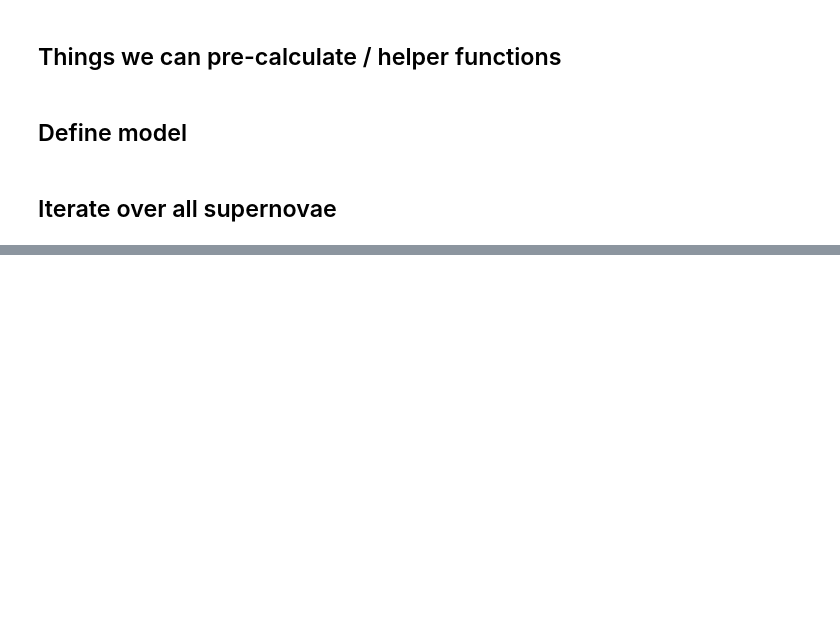
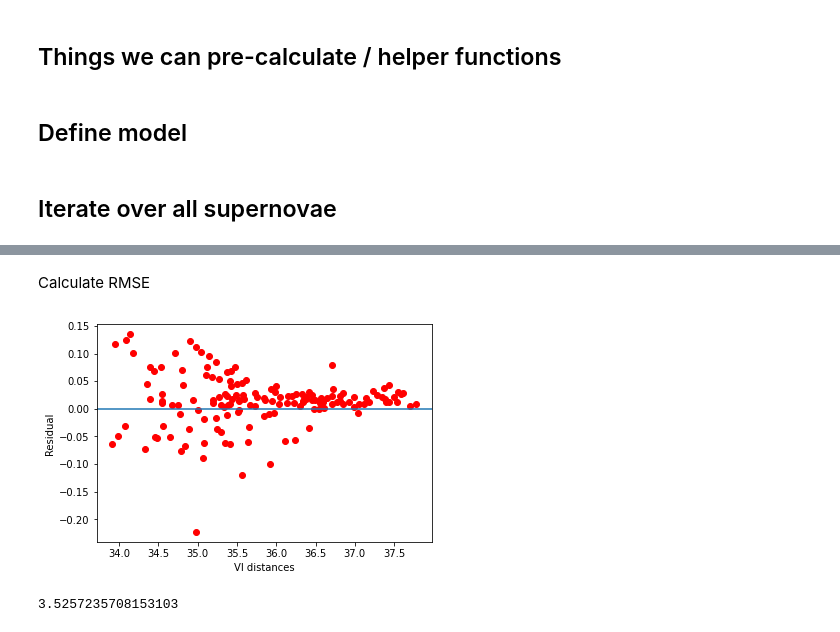
Before and after one commit to asmuzsoy/variational_bayesn, a Jupyter notebook: Foundation_Tensor_Fitting_BayeSN_Pyro.ipynb, the cells around one changed output, grey strips where cells are left out. Cells and saved outputs as stored; diff of their text form; code cells hidden in the pictures; blank space fills up the shorter version.

```diff
--- a/Foundation_Tensor_Fitting_BayeSN_Pyro.ipynb
+++ b/Foundation_Tensor_Fitting_BayeSN_Pyro.ipynb
@@ -131,7 +131,7 @@ def get_fluxes_from_file(filename, tmax, z_helio):
 
   observed_fluxes = [(torch.as_tensor(g_flux), torch.as_tensor(r_flux), torch.as_tensor(i_flux), torch.as_tensor(z_flux))]
 
-  flux_errors = [torch.as_tensor(g_fluxerr), torch.as_tensor(r_fluxerr), torch.as_tensor(i_fluxerr), torch.as_tensor(z_fluxerr)]
+  flux_errors = [(torch.as_tensor(g_fluxerr), torch.as_tensor(r_fluxerr), torch.as_tensor(i_fluxerr), torch.as_tensor(z_fluxerr))]
 
   return observed_fluxes, flux_errors, times_dict
 # %%
@@ -800,10 +282,0 @@ def model_mcmc(obs):
-# %%
-num_chains = 1
-nuts_kernel = pyro.infer.NUTS(model_mcmc, adapt_step_size=True)
-
-mcmc = pyro.infer.MCMC(nuts_kernel, num_samples=600, warmup_steps=250, num_chains = num_chains)
-
-start_time = measure_time.time()
-mcmc.run(observed_fluxes)
-end_time = measure_time.time()
-print("Total:", end_time - start_time, "seconds")
@@ -848,0 +555,49 @@ np.savetxt("mcmc_at2016aj_samples.txt",[many_samples['mu_s'].numpy(),many_sample
+# %% [markdown]
+Calculate RMSE
+# %%
+mu_residuals = []
+av_residuals = []
+theta_residuals = []
+
+mcmc_mus = []
+mcmc_av = []
+mcmc_theta = []
+for sn in list(laplace_vi_loc_dict.keys()):
+  #   vi_mus.append(vi_loc_dict[sn][-2])
+  # vi_scale_tril = vi_scale_tril_dict[sn]
+  # # Calculate covariance matrix from scale_tril (sigma = LL^T)
+  # vi_vars.append(np.matmul(vi_scale_tril, vi_scale_tril.T)[-2][-2])
+  # vi_z_cmbs.append(z_cmb_dict[sn])
+
+  estimated_dist = np.mean(np.load(sn + "_chains_210610_135216.npy", allow_pickle = True).item()['mu'])
+  estimated_av = np.mean(np.load(sn + "_chains_210610_135216.npy", allow_pickle = True).item()['AV'])
+  estimated_theta = np.mean(np.load(sn + "_chains_210610_135216.npy", allow_pickle = True).item()['theta'])
+
+  mcmc_mus.append(estimated_dist)
+  mcmc_av.append(estimated_av)
+  mcmc_theta.append(estimated_theta)
+
+  # print(estimated_dist)
+  # print(vi_loc_dict[sn][-2])
+  # plt.plot(laplace_vi_loc_dict[sn][-2], estimated_dist, 'bo')
+  plt.plot(laplace_vi_loc_dict[sn][-2], estimated_dist - laplace_vi_loc_dict[sn][-2], 'ro')
+  mu_residuals.append(estimated_dist - laplace_vi_loc_dict[sn][-2])
+  av_residuals.append(estimated_av - np.exp(laplace_vi_loc_dict[sn][-1]))
+  # print(laplace_vi_loc_dict[sn][-1])
+  theta_residuals.append(estimated_av - laplace_vi_loc_dict[sn][-3])
+
+
+
+# plt.plot(np.linspace(33,38), np.linspace(33, 38), color = 'tab:orange')
+plt.xlabel("VI distances")
+# plt.ylabel("MCMC distances")
+plt.ylabel("Residual")
+plt.axhline(0)
+
+plt.show()
+# %% [output]
+[figure, added]
+# %%
+np.mean(mu_residuals) / (np.std(mu_residuals) / np.sqrt(len(mu_residuals)))
+# %% [output]
+3.5257235708153103
```
Also changed, not shown: parts of 74 cells of this notebook.
